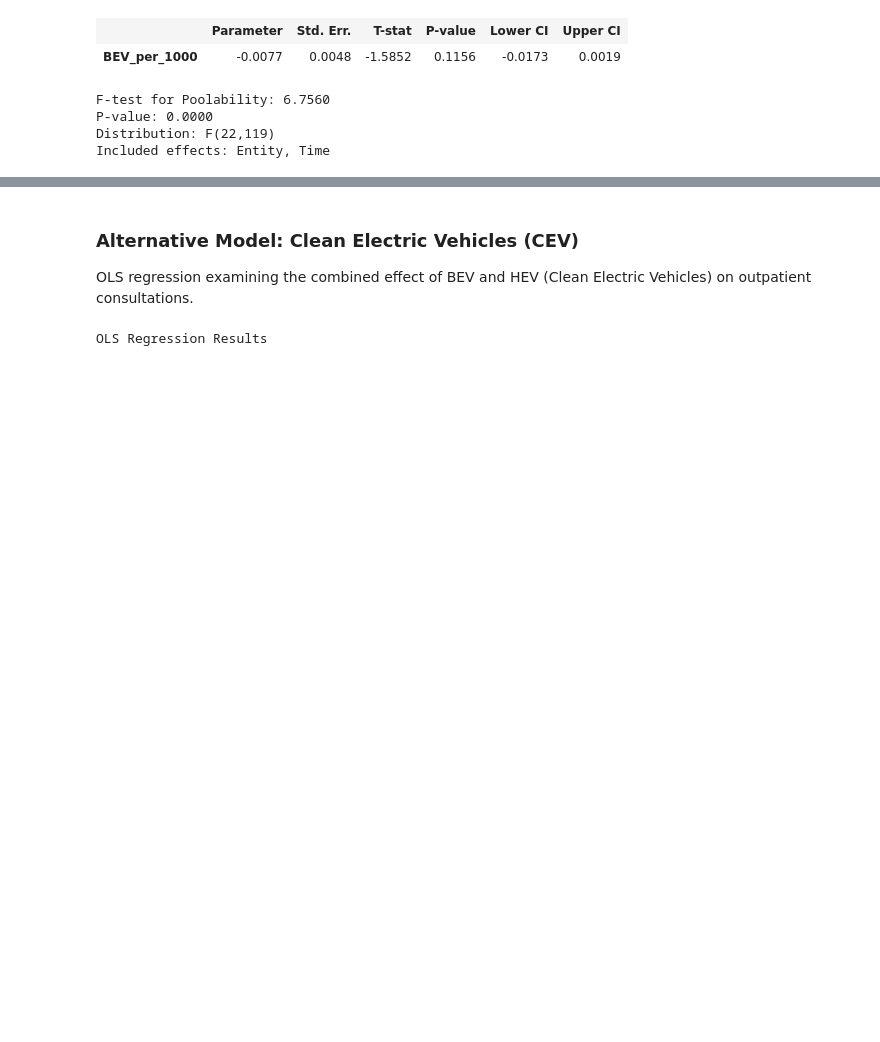
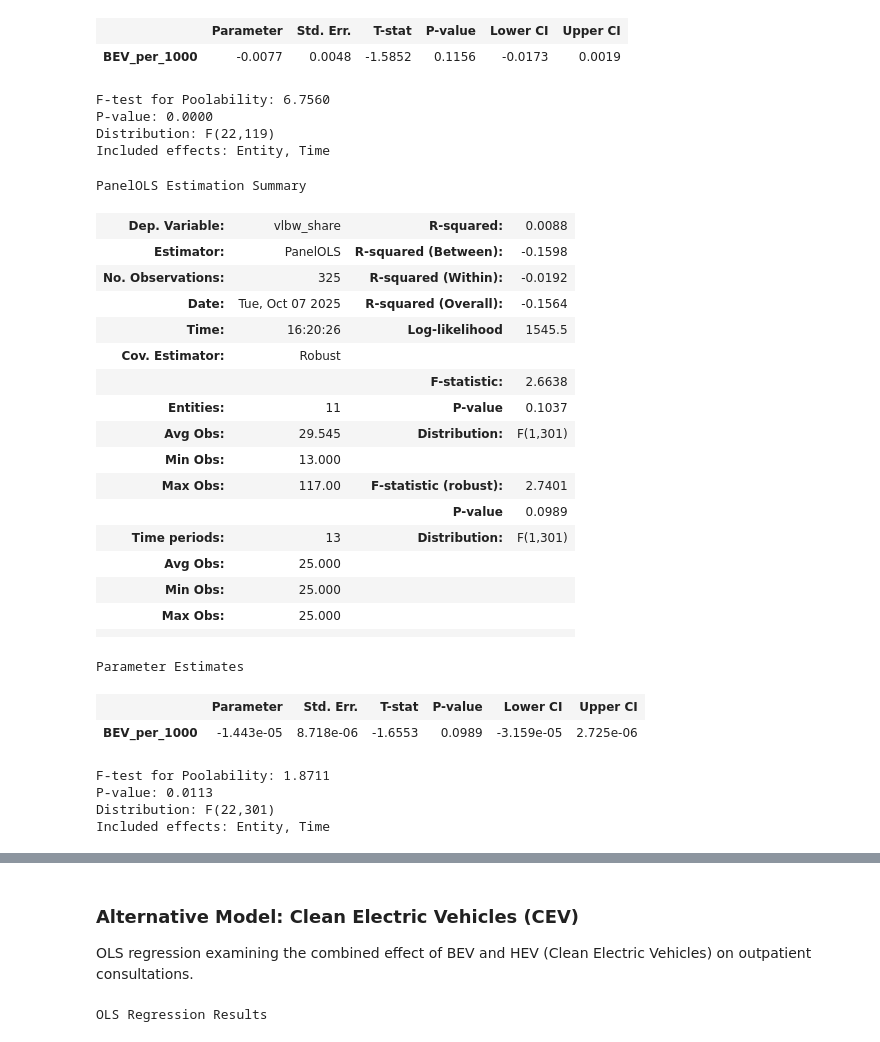
Before and after one commit to felixschulz385/evs-and-health, a Jupyter notebook: src/notebooks/experiments.ipynb, the cells around one changed output, grey strips where cells are left out. Drawn from its saved outputs; the diff is of its cells as text; code cells hidden in the pictures; blank space fills up the shorter version.

Commit message:
Added low birth weight and short gestation outcomes

```diff
--- a/src/notebooks/experiments.ipynb
+++ b/src/notebooks/experiments.ipynb
@@ -322,3 +441,34 @@ F-test for Poolability: 6.7560
 P-value: 0.0000
 Distribution: F(22,119)
 Included effects: Entity, Time
+# %%
+# Panel regression: association between BEV adoption and low birthweight share
+mod = plm.PanelOLS.from_formula('vlbw_share ~ BEV_per_1000 + EntityEffects + TimeEffects', data=df_merged.set_index(['county_unified', 'year']))
+res = mod.fit(cov_type='robust')
+res.summary
+# %% [output]
+PanelOLS Estimation Summary
+| Dep. Variable: | vlbw_share | R-squared: | 0.0088 |
+| Estimator: | PanelOLS | R-squared (Between): | -0.1598 |
+| No. Observations: | 325 | R-squared (Within): | -0.0192 |
+| Date: | Tue, Oct 07 2025 | R-squared (Overall): | -0.1564 |
+| Time: | 16:20:26 | Log-likelihood | 1545.5 |
+| Cov. Estimator: | Robust |  |  |
+|  |  | F-statistic: | 2.6638 |
+| Entities: | 11 | P-value | 0.1037 |
+| Avg Obs: | 29.545 | Distribution: | F(1,301) |
+| Min Obs: | 13.000 |  |  |
+| Max Obs: | 117.00 | F-statistic (robust): | 2.7401 |
+|  |  | P-value | 0.0989 |
+| Time periods: | 13 | Distribution: | F(1,301) |
+| Avg Obs: | 25.000 |  |  |
+| Min Obs: | 25.000 |  |  |
+| Max Obs: | 25.000 |  |  |
+|  |  |  |  |
+Parameter Estimates
+|  | Parameter | Std. Err. | T-stat | P-value | Lower CI | Upper CI |
+| BEV_per_1000 | -1.443e-05 | 8.718e-06 | -1.6553 | 0.0989 | -3.159e-05 | 2.725e-06 |
+F-test for Poolability: 1.8711
+P-value: 0.0113
+Distribution: F(22,301)
+Included effects: Entity, Time
```
Also changed, not shown: parts of 14 cells of this notebook.
